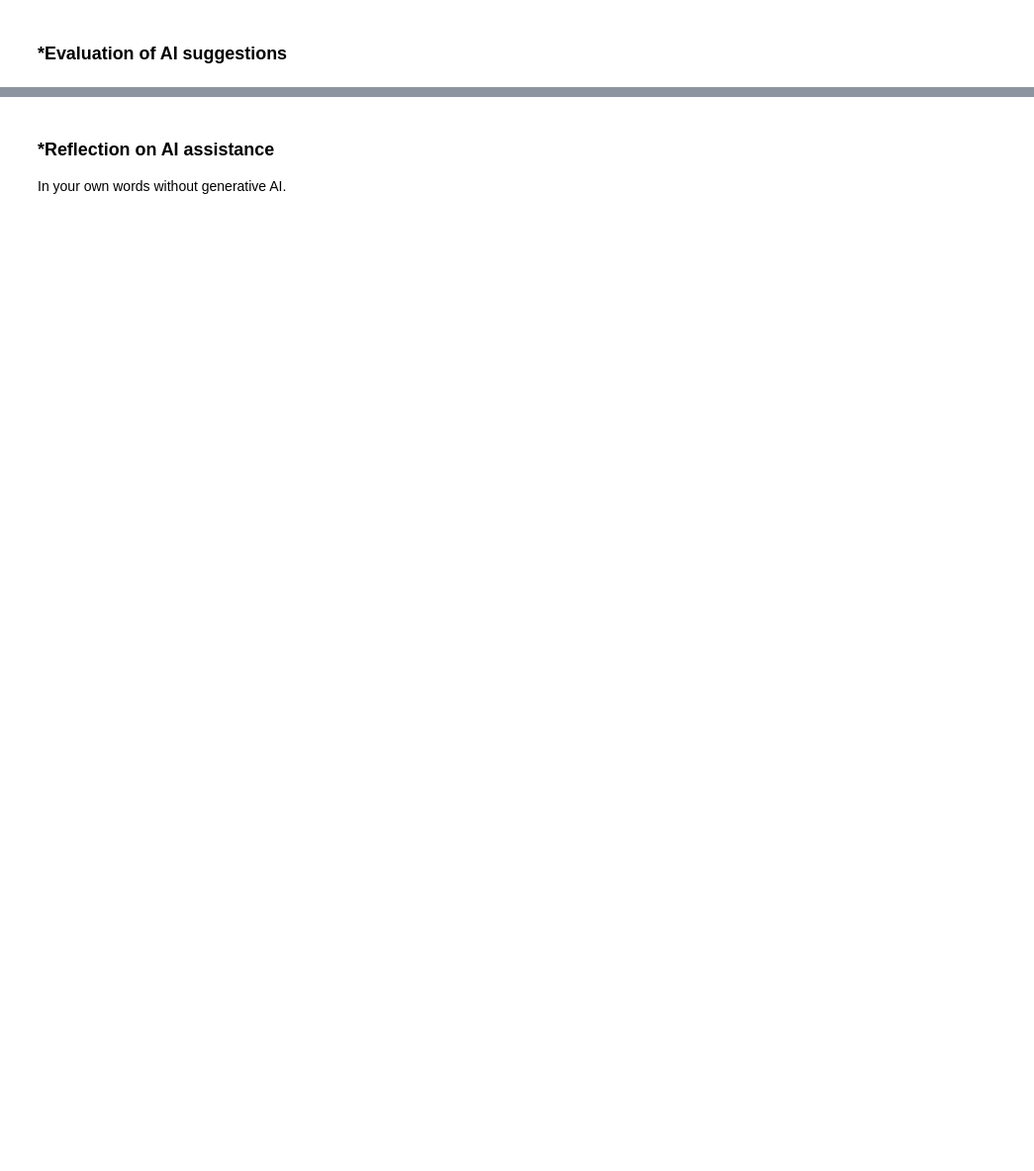
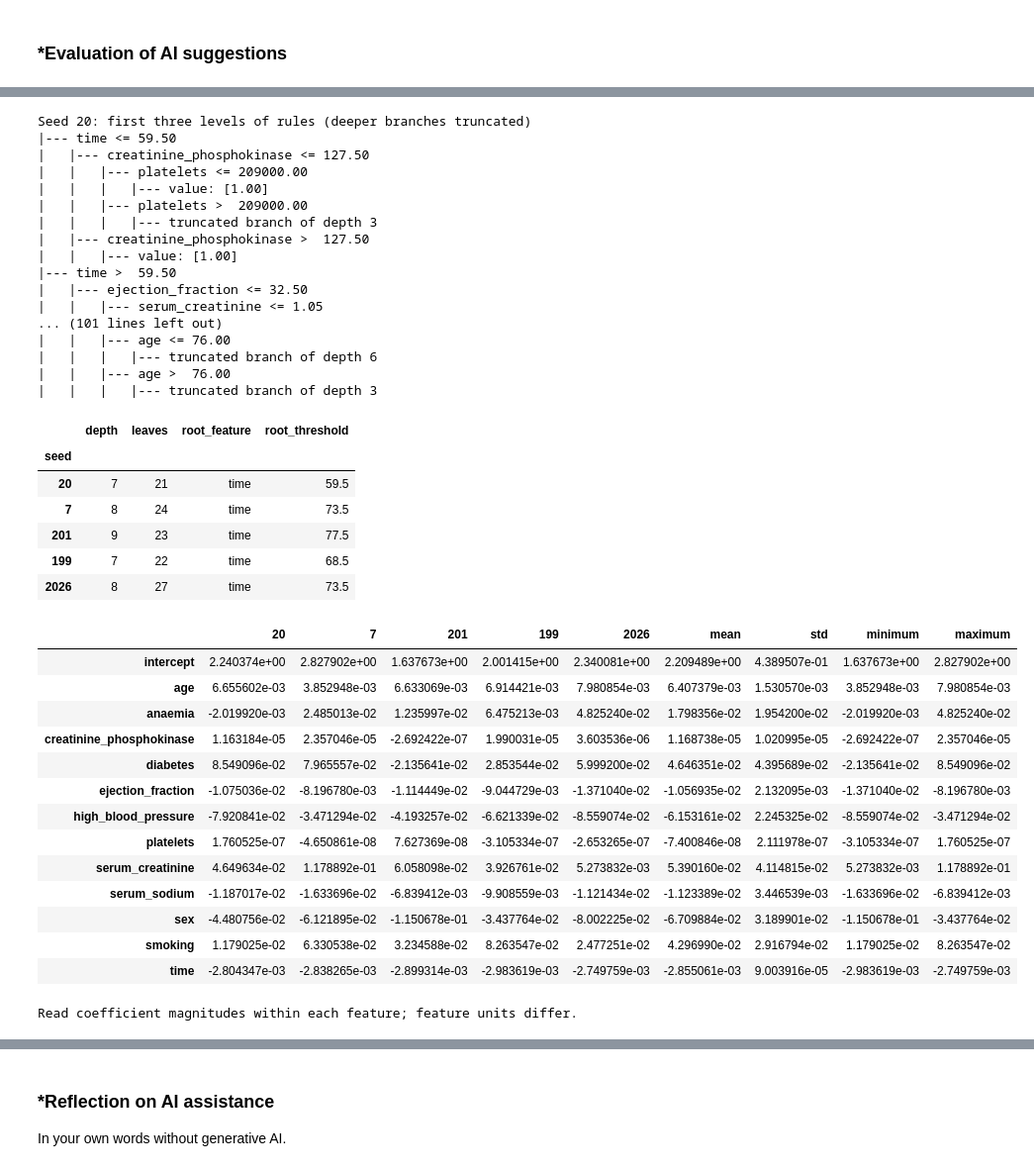
Before and after one commit to yilinw762/L03-tree-stability, a Jupyter notebook: notebook.ipynb, the cells around one changed output, grey strips where cells are left out. Shown at 99% size. Saved outputs shown, nothing was run; the diff lists cells and outputs as text; code cells hidden in the pictures; blank space fills up the shorter version.

```diff
--- a/notebook.ipynb
+++ b/notebook.ipynb
@@ -418,0 +565,74 @@ After the evaluation of AI suggestions, incorporate the accepted revisions into
+# %%
+# Q3: inspect all tree structures, including the baseline.
+tree_rows = []
+for seed, model in models["Tree"].items():
+    root = model.tree_.feature[0]
+    tree_rows.append({
+        "seed": seed, "depth": model.get_depth(), "leaves": model.get_n_leaves(),
+        "root_feature": features.columns[root] if root >= 0 else "leaf",
+        "root_threshold": model.tree_.threshold[0]
+    })
+    print(f"\nSeed {seed}: first three levels of rules (deeper branches truncated)")
+    print(export_text(model, feature_names=list(features.columns), max_depth=2))
+tree_structure = pd.DataFrame(tree_rows).set_index("seed")
+display(tree_structure)
+
+# Convert coefficients from standardized units back to the original units.
+coefs = {}
+for seed, model in models["Linear"].items():
+    scaler = model.named_steps["standardscaler"]
+    regression = model.named_steps["linearregression"]
+    raw = regression.coef_ / scaler.scale_
+    intercept = regression.intercept_ - np.dot(raw, scaler.mean_)
+    coefs[seed] = pd.Series([intercept, *raw], index=["intercept", *features.columns])
+    np.testing.assert_allclose(
+        features.loc[holdout_ids].to_numpy() @ raw + intercept,
+        predictions["Linear"][seed], atol=1e-12
+    )
+raw_coefficients = pd.DataFrame(coefs)
+coefficient_summary = raw_coefficients.assign(
+    mean=raw_coefficients.mean(axis=1), std=raw_coefficients.std(axis=1),
+    minimum=raw_coefficients.min(axis=1), maximum=raw_coefficients.max(axis=1)
+)
+display(coefficient_summary)
+print("Read coefficient magnitudes within each feature; feature units differ.")
+# %% [output]
+Seed 20: first three levels of rules (deeper branches truncated)
+|--- time <= 59.50
+|   |--- creatinine_phosphokinase <= 127.50
+|   |   |--- platelets <= 209000.00
+|   |   |   |--- value: [1.00]
+|   |   |--- platelets >  209000.00
+|   |   |   |--- truncated branch of depth 3
+|   |--- creatinine_phosphokinase >  127.50
+|   |   |--- value: [1.00]
+|--- time >  59.50
+|   |--- ejection_fraction <= 32.50
+|   |   |--- serum_creatinine <= 1.05
+... (101 lines left out)
+|   |   |--- age <= 76.00
+|   |   |   |--- truncated branch of depth 6
+|   |   |--- age >  76.00
+|   |   |   |--- truncated branch of depth 3
+|  | depth | leaves | root_feature | root_threshold |
+| seed |  |  |  |  |
+| 20 | 7 | 21 | time | 59.5 |
+| 7 | 8 | 24 | time | 73.5 |
+| 201 | 9 | 23 | time | 77.5 |
+| 199 | 7 | 22 | time | 68.5 |
+| 2026 | 8 | 27 | time | 73.5 |
+|  | 20 | 7 | 201 | 199 | 2026 | mean | std | minimum | maximum |
+| intercept | 2.240374e+00 | 2.827902e+00 | 1.637673e+00 | 2.001415e+00 | 2.340081e+00 | 2.209489e+00 | 4.389507e-01 | 1.637673e+00 | 2.827902e+00 |
+| age | 6.655602e-03 | 3.852948e-03 | 6.633069e-03 | 6.914421e-03 | 7.980854e-03 | 6.407379e-03 | 1.530570e-03 | 3.852948e-03 | 7.980854e-03 |
+| anaemia | -2.019920e-03 | 2.485013e-02 | 1.235997e-02 | 6.475213e-03 | 4.825240e-02 | 1.798356e-02 | 1.954200e-02 | -2.019920e-03 | 4.825240e-02 |
+| creatinine_phosphokinase | 1.163184e-05 | 2.357046e-05 | -2.692422e-07 | 1.990031e-05 | 3.603536e-06 | 1.168738e-05 | 1.020995e-05 | -2.692422e-07 | 2.357046e-05 |
+| diabetes | 8.549096e-02 | 7.965557e-02 | -2.135641e-02 | 2.853544e-02 | 5.999200e-02 | 4.646351e-02 | 4.395689e-02 | -2.135641e-02 | 8.549096e-02 |
+| ejection_fraction | -1.075036e-02 | -8.196780e-03 | -1.114449e-02 | -9.044729e-03 | -1.371040e-02 | -1.056935e-02 | 2.132095e-03 | -1.371040e-02 | -8.196780e-03 |
+| high_blood_pressure | -7.920841e-02 | -3.471294e-02 | -4.193257e-02 | -6.621339e-02 | -8.559074e-02 | -6.153161e-02 | 2.245325e-02 | -8.559074e-02 | -3.471294e-02 |
+| platelets | 1.760525e-07 | -4.650861e-08 | 7.627369e-08 | -3.105334e-07 | -2.653265e-07 | -7.400846e-08 | 2.111978e-07 | -3.105334e-07 | 1.760525e-07 |
+| serum_creatinine | 4.649634e-02 | 1.178892e-01 | 6.058098e-02 | 3.926761e-02 | 5.273832e-03 | 5.390160e-02 | 4.114815e-02 | 5.273832e-03 | 1.178892e-01 |
+| serum_sodium | -1.187017e-02 | -1.633696e-02 | -6.839412e-03 | -9.908559e-03 | -1.121434e-02 | -1.123389e-02 | 3.446539e-03 | -1.633696e-02 | -6.839412e-03 |
+| sex | -4.480756e-02 | -6.121895e-02 | -1.150678e-01 | -3.437764e-02 | -8.002225e-02 | -6.709884e-02 | 3.189901e-02 | -1.150678e-01 | -3.437764e-02 |
+| smoking | 1.179025e-02 | 6.330538e-02 | 3.234588e-02 | 8.263547e-02 | 2.477251e-02 | 4.296990e-02 | 2.916794e-02 | 1.179025e-02 | 8.263547e-02 |
+| time | -2.804347e-03 | -2.838265e-03 | -2.899314e-03 | -2.983619e-03 | -2.749759e-03 | -2.855061e-03 | 9.003916e-05 | -2.983619e-03 | -2.749759e-03 |
+Read coefficient magnitudes within each feature; feature units differ.
```
Also changed, not shown: parts of 17 cells of this notebook.
